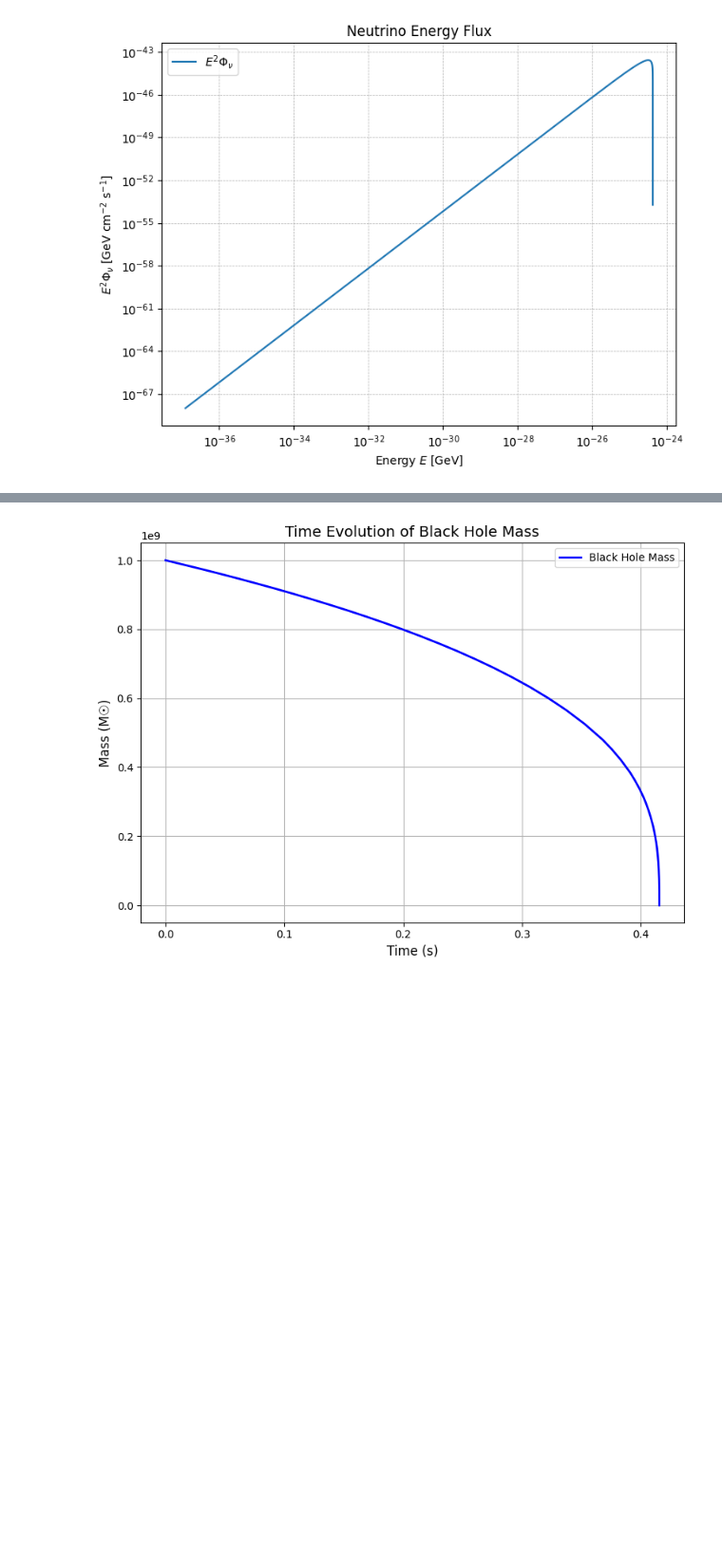
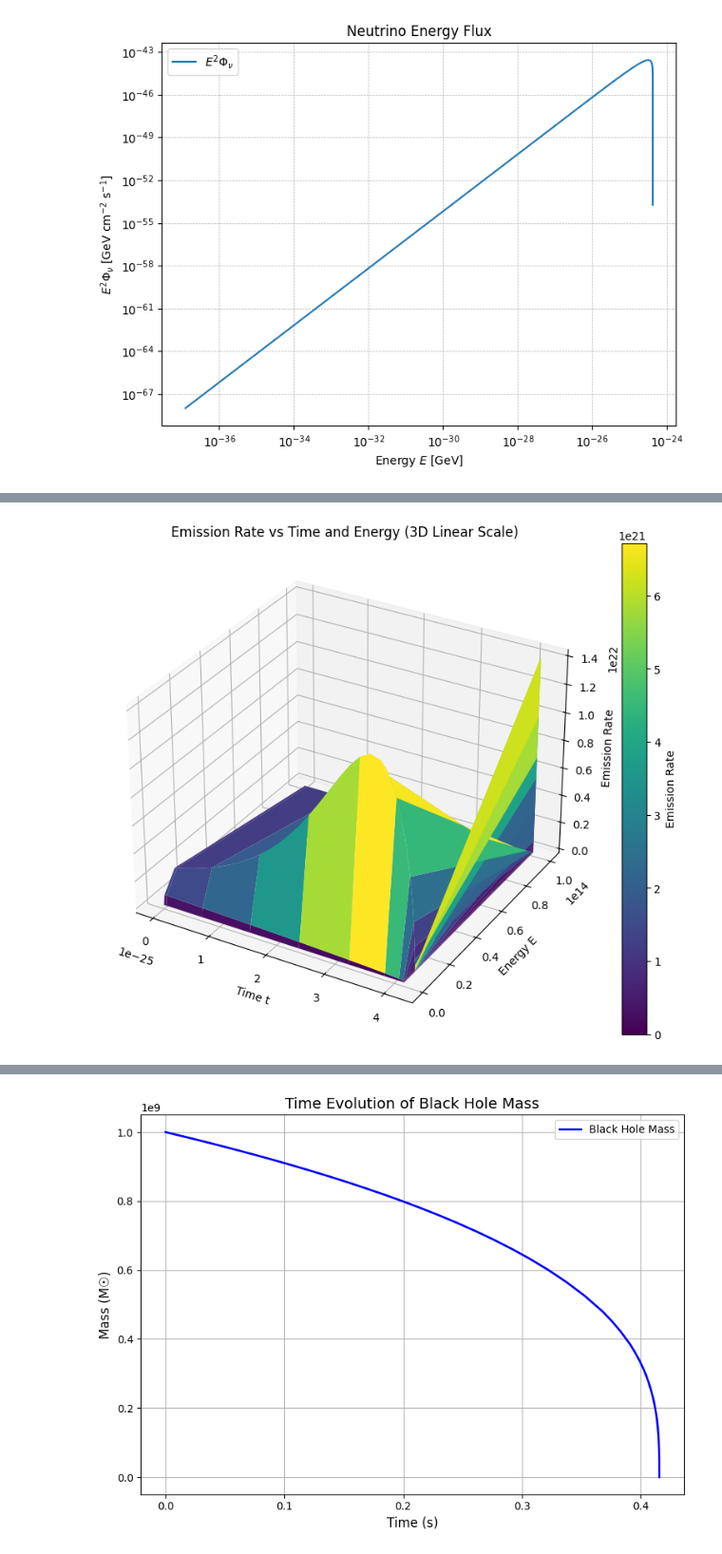
Before and after one commit to LeahLin0618/hep_leah_1, a Jupyter notebook: Untitled-1.ipynb, the cells around one changed output, grey strips where cells are left out. Shown at 95% size. Saved outputs shown, nothing was run; the diff lists cells and outputs as text; code cells hidden in the pictures; blank space fills up the shorter version.

```diff
--- a/Untitled-1.ipynb
+++ b/Untitled-1.ipynb
@@ -25,0 +50,36 @@ plt.show()
+# %%
+import numpy as np
+import matplotlib.pyplot as plt
+from mpl_toolkits.mplot3d import Axes3D
+
+# 讀取數據，跳過第一行的標題
+data = np.genfromtxt('./neutrinos_primary_spectrum.txt', comments='#', skip_header=1)
+
+# 解析數據
+t = data[1:, 0]       # 時間 t（從第二行開始）
+E = data[0, 1:]       # 能量 E（從第二列開始）
+emission_rate = data[1:, 1:]  # emission rate（排除第一行第一列）
+
+# 創建 3D plot
+fig = plt.figure(figsize=(10, 8))
+ax = fig.add_subplot(111, projection='3d')
+
+# 使用 meshgrid 來創建 3D 表面
+T, E_grid = np.meshgrid(t, E)  # 生成 T 和 E 的網格
+Z = emission_rate.T  # 將 emission_rate 轉置，使其符合網格
+
+# 繪製 3D surface plot（使用一般的顏色比例）
+surf = ax.plot_surface(T, E_grid, Z, cmap='viridis', edgecolor='none')
+
+# 添加顏色條
+fig.colorbar(surf, label='Emission Rate')
+
+# 添加標籤
+ax.set_xlabel('Time t')
+ax.set_ylabel('Energy E')
+ax.set_zlabel('Emission Rate')
+ax.set_title('Emission Rate vs Time and Energy (3D Linear Scale)')
+
+plt.show()
+# %% [output]
+[figure, added]
```
Also changed, not shown: parts of 4 cells of this notebook.
